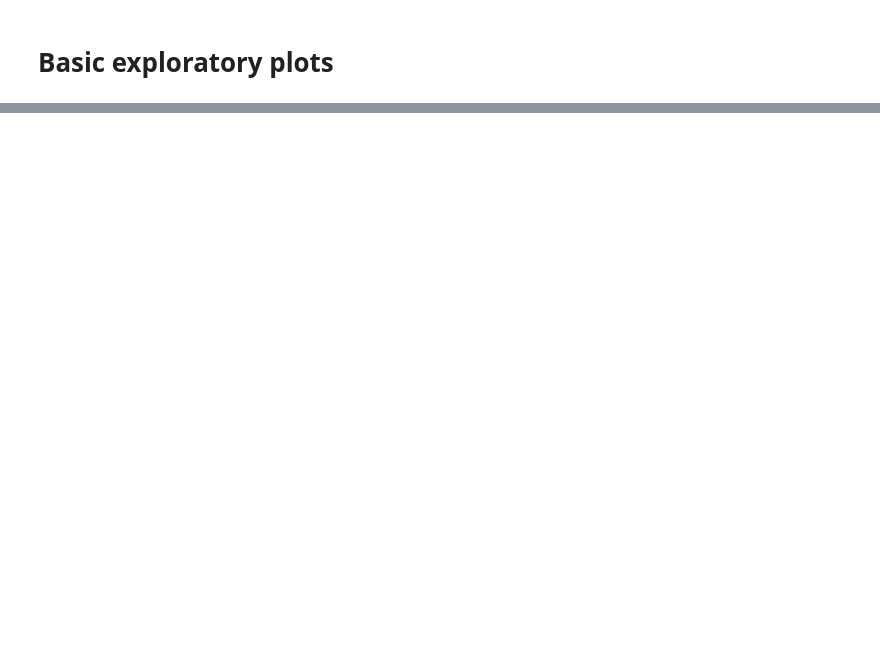
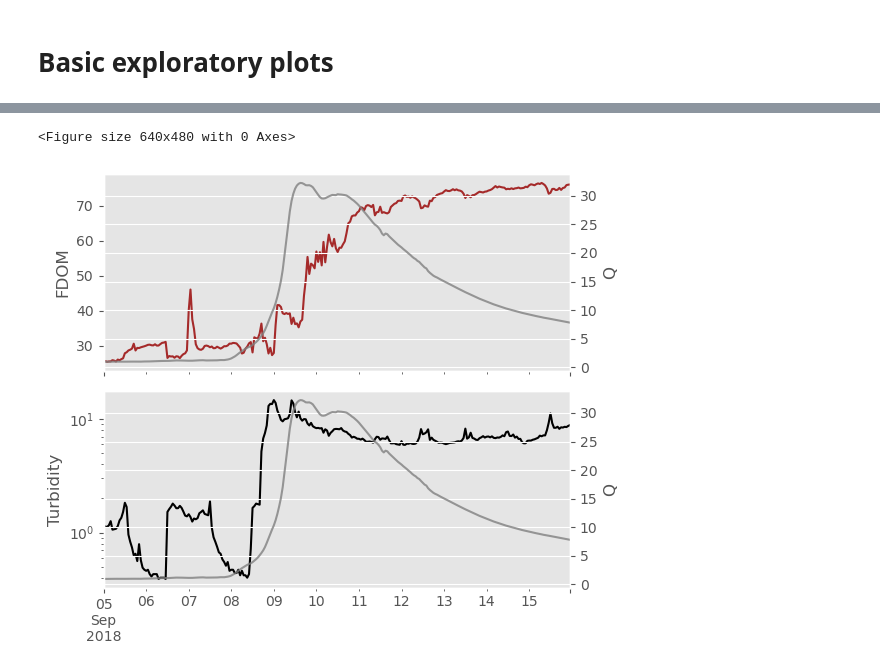
Before and after one commit to NIVANorge/maalselva, a Jupyter notebook: 2022_MD/code/md_option4_python.ipynb, the cells around one changed output, grey strips where cells are left out. Drawn from its saved outputs; the diff is of its cells as text; code cells hidden in the pictures; blank space fills up the shorter version.

```diff
--- a/2022_MD/code/md_option4_python.ipynb
+++ b/2022_MD/code/md_option4_python.ipynb
@@ -178,0 +239,16 @@ plt.savefig(r'../figures/timeseries_all-data_%s.png' %site)
+# %%
+# Define 3 seasons per year.
+
+def season(x):
+    """Input month number, and return the season it corresponds to
+    """
+    if x in [4, 5, 6]:
+        return 'spring'
+    if x in [7, 8, 9]:
+        return 'summer'
+    else:
+        return 'winter'
+
+
+df_hourly["Season"] = df_hourly.index.month.map(season)
+df_hourly.loc[['2020-03-31', '2020-04-01', '2020-06-30', '2020-07-01', '2020-09-30', '2020-10-01']]
@@ -182,0 +304,36 @@ plt.savefig(r'../figures/timeseries_all-data_%s.png' %site)
+# %%
+zoom_periods_dict = {'Storelva': ['2018-09-05', '2018-09-15',
+                                  ['FDOM', 'Turbidity']],
+                     'Malselva': ['2019-04-01', '2019-07-01',
+                                  ['FDOM', 'Turbidity']]
+                    }
+
+figsize_dict = {'Storelva': (6, 5),
+                'Malselva': (4, 3)}
+
+li = zoom_periods_dict[site]
+
+zoom_df = df_hourly.loc[li[0]: li[1], li[2]+['Q']]
+
+# Time series plot
+fig = plt.figure()
+axs = zoom_df[li[2]].plot(subplots=True, legend=False,
+                          style=['brown', 'black'], figsize=figsize_dict[site]);
+
+for i, ax in enumerate(axs):
+    ax2 = zoom_df['Q'].plot(secondary_y=True, color='grey', ax=axs[i],
+                            mark_right=False, alpha=0.8)
+    var = zoom_df.columns[i]
+
+    if var == 'Turbidity':
+        axs[i].set_yscale("log")
+
+    axs[i].set_ylabel(zoom_df.columns[i])
+    ax2.set_ylabel('Q')
+    axs[i].set_xlabel('')
+
+plt.tight_layout()
+plt.savefig(r'../figures/timeseries_event-example_%s.png' % site)
+# %% [output]
+<Figure size 640x480 with 0 Axes>
+[figure, added]
```
Also changed, not shown: parts of 30 cells of this notebook, 16 other files.
